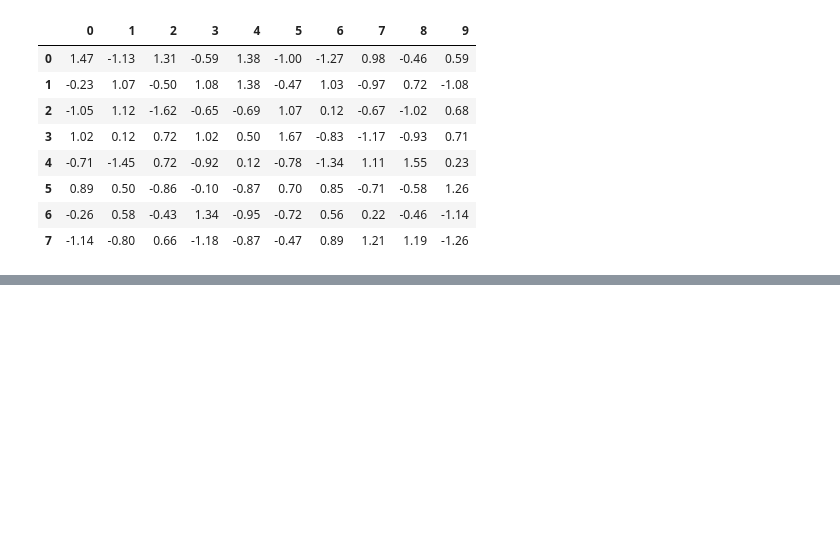
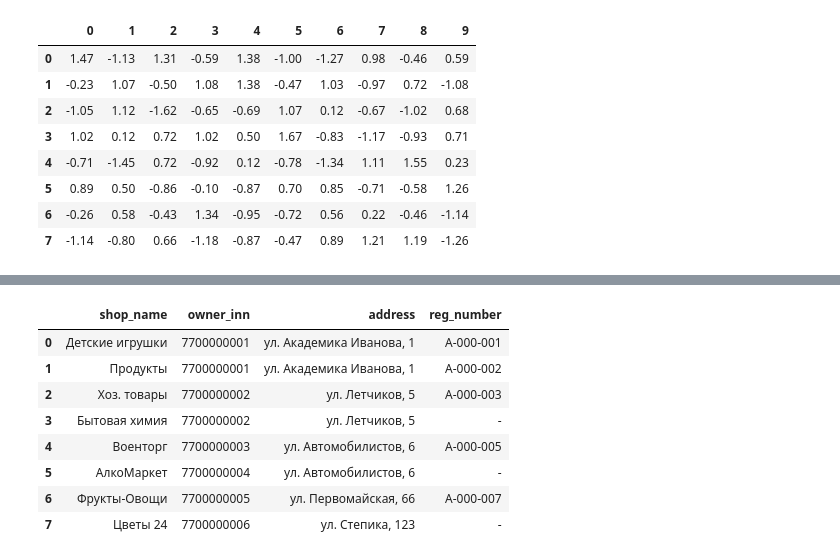
Before and after one commit to dvor85/Statistics, a Jupyter notebook: pandas.ipynb, the cells around one changed output, grey strips where cells are left out. Drawn from its saved outputs; the diff is of its cells as text; code cells hidden in the pictures; blank space fills up the shorter version.

```diff
--- a/pandas.ipynb
+++ b/pandas.ipynb
@@ -1281,0 +1778,85 @@ round((df-df.mean())/df.std(),2)
+# %%
+import pandas as pd
+import numpy as np
+
+# def solution(df_shops, df_licenses):
+#     df_shops['rank'] = df_shops.reset_index().groupby(['owner_inn'])['index'].rank()
+#     df_licenses['rank'] = df_licenses.reset_index().groupby(['owner_inn'])['index'].rank()
+#     df = pd.merge(df_shops, df_licenses, on=['rank', 'owner_inn', 'address'], how='left') \
+#         [['shop_name', 'owner_inn', 'address', 'reg_number']].fillna('-')
+
+#     return df
+
+
+def solution(df_shops: pd.DataFrame, df_licenses: pd.DataFrame):
+    df_shops['rank'] = df_shops.groupby('owner_inn')['owner_inn'].apply(
+        lambda x: x.astype('int64').rank(method='first'))
+    df_licenses['rank'] = df_licenses.groupby('owner_inn')['owner_inn'].apply(
+        lambda x: x.astype('int64').rank(method='first'))
+    df_shops = df_shops.merge(df_licenses,
+                              on=['owner_inn', 'address', 'rank'],
+                              how='left').fillna('-').drop(columns=['rank'])
+    return df_shops
+
+
+df_shops = pd.DataFrame({
+    'shop_name': {
+        0: 'Детские игрушки',
+        1: 'Продукты',
+        2: 'Хоз. товары',
+        3: 'Бытовая химия',
+        4: 'Военторг',
+        5: 'АлкоМаркет',
+        6: 'Фрукты-Овощи',
+        7: 'Цветы 24'
+    },
+    'owner_inn': {
+        0: '7700000001',
+        1: '7700000001',
+        2: '7700000002',
+        3: '7700000002',
+        4: '7700000003',
+        5: '7700000004',
+        6: '7700000005',
+        7: '7700000006'
+    },
+    'address': {
+        0: 'ул. Академика Иванова, 1',
+        1: 'ул. Академика Иванова, 1',
+        2: 'ул. Летчиков, 5',
+        3: 'ул. Летчиков, 5',
+        4: 'ул. Автомобилистов, 6',
+        5: 'ул. Автомобилистов, 6',
+        6: 'ул. Первомайская, 66',
+        7: 'ул. Степика, 123'
+    }
+})
+df_licenses = pd.DataFrame({
+    'reg_number': {
+        0: 'A-000-001',
+        1: 'A-000-002',
+        2: 'A-000-003',
+        3: 'A-000-005',
+        4: 'A-000-006',
+        5: 'A-000-007'
+    },
+    'owner_inn': {
+        0: '7700000001',
+        1: '7700000001',
+        2: '7700000002',
+        3: '7700000003',
+        4: '7700000004',
+        5: '7700000005'
+    },
+    'address': {
+        0: 'ул. Академика Иванова, 1',
+        1: 'ул. Академика Иванова, 1',
+        2: 'ул. Летчиков, 5',
+        3: 'ул. Автомобилистов, 6',
+        4: 'ул. Автомобилистов, 8',
+        5: 'ул. Первомайская, 66'
+    }
+})
+
+solution(df_shops, df_licenses)
+# %% [output]
@@ -1281,0 +1872,9 @@ round((df-df.mean())/df.std(),2)
+|  | shop_name | owner_inn | address | reg_number |
+| 0 | Детские игрушки | 7700000001 | ул. Академика Иванова, 1 | A-000-001 |
+| 1 | Продукты | 7700000001 | ул. Академика Иванова, 1 | A-000-002 |
+| 2 | Хоз. товары | 7700000002 | ул. Летчиков, 5 | A-000-003 |
+| 3 | Бытовая химия | 7700000002 | ул. Летчиков, 5 | - |
+| 4 | Военторг | 7700000003 | ул. Автомобилистов, 6 | A-000-005 |
+| 5 | АлкоМаркет | 7700000004 | ул. Автомобилистов, 6 | - |
+| 6 | Фрукты-Овощи | 7700000005 | ул. Первомайская, 66 | A-000-007 |
+| 7 | Цветы 24 | 7700000006 | ул. Степика, 123 | - |
```
Also changed, not shown: parts of 16 cells of this notebook.
